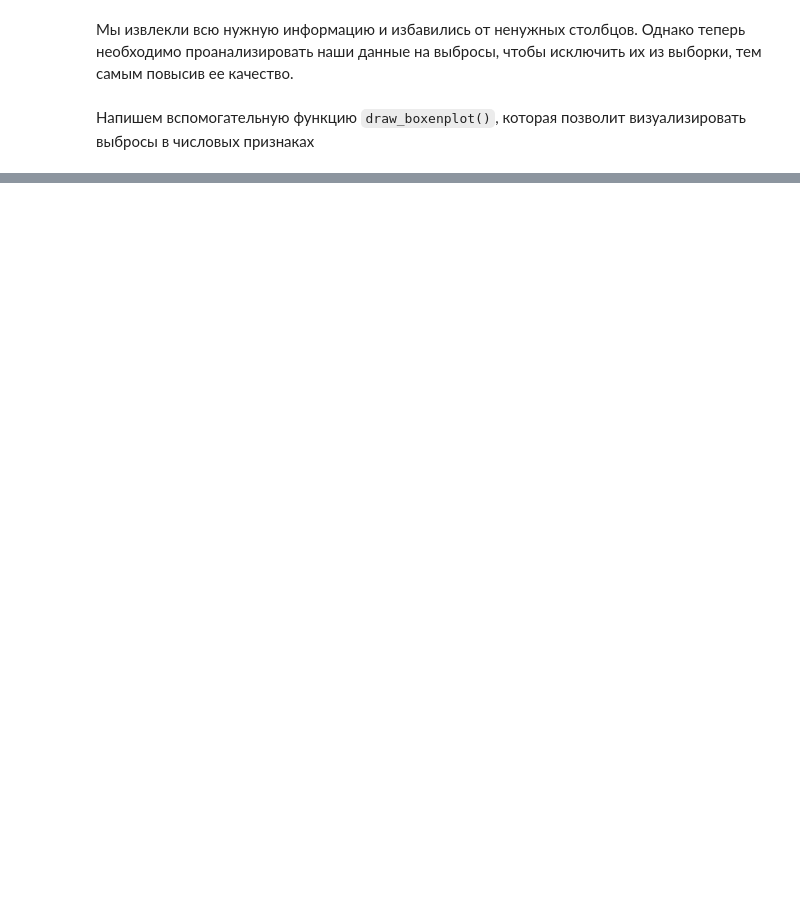
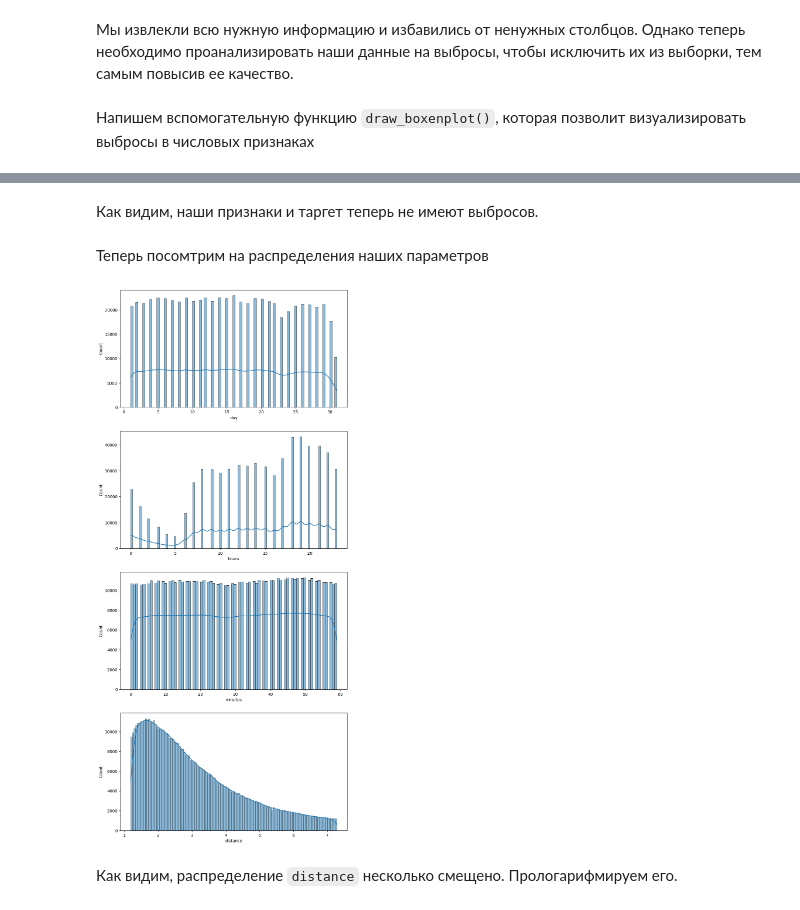
Before and after one commit to Demo13B/ML, a Jupyter notebook: LW2/Lab2.lean.ipynb, the cells around one changed output, grey strips where cells are left out. Drawn from its saved outputs; the diff is of its cells as text; code cells hidden in the pictures; blank space fills up the shorter version.

````diff
--- a/LW2/Lab2.lean.ipynb
+++ b/LW2/Lab2.lean.ipynb
@@ -270,0 +264,10 @@ Warning: No categorical columns found. Calling 'transform' will only return inpu
+# %% [markdown]
+Как видим, наши признаки и таргет теперь не имеют выбросов.
+# %% [markdown]
+Теперь посомтрим на распределения наших параметров
+# %%
+draw_histplot(train_df1, numeric_features)
+# %% [output]
+[figure, added]
+# %% [markdown]
+Как видим, распределение ```distance``` несколько смещено. Прологарифмируем его.
````
Also changed, not shown: parts of 57 cells of this notebook.
